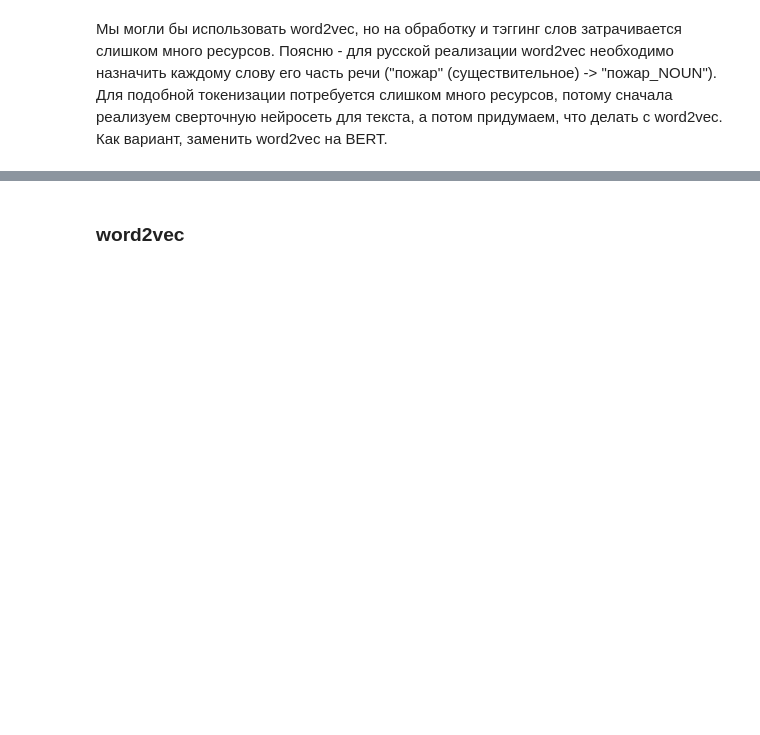
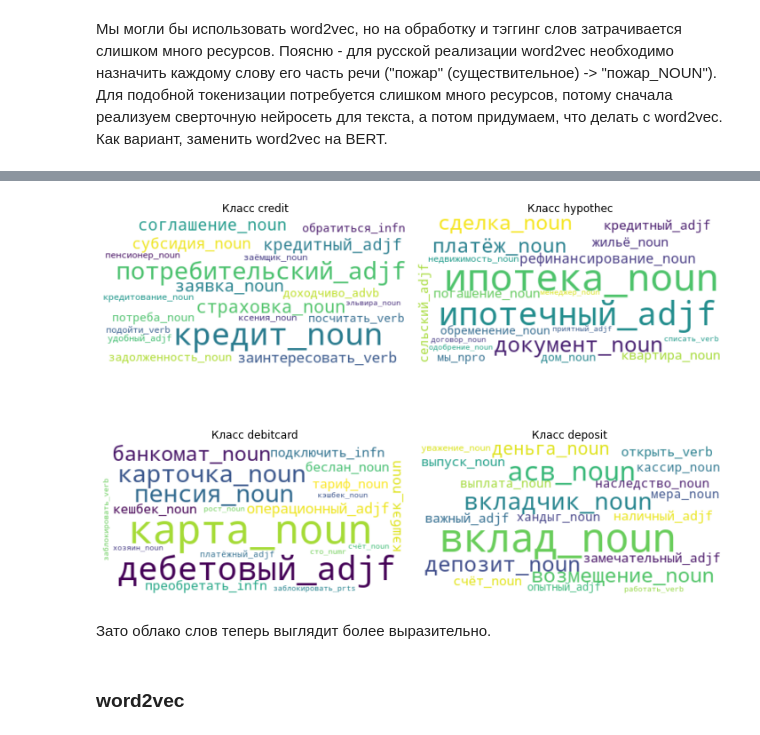
Before and after one commit to winstonobyman/rshb-test-task, a Jupyter notebook: task 4 review classification.ipynb, the cells around one changed output, grey strips where cells are left out. Cells and saved outputs as stored; diff of their text form; code cells hidden in the pictures; blank space fills up the shorter version.

```diff
--- a/task 4 review classification.ipynb
+++ b/task 4 review classification.ipynb
@@ -517,3 +562,11 @@ plot_most_important_features(importance_tfidf)
+# %%
+importance_tfidf_lemmed = get_most_important_features(tfidf_vectorizer_lemmed, logreg_tfidf_lemmed, 20)
+# %%
+plot_most_important_features(importance_tfidf_lemmed)
+# %% [output]
+[figure, added]
+# %% [markdown]
+Зато облако слов теперь выглядит более выразительно.
 # %% [markdown]
 ### word2vec
 # %% [markdown]
```
Also changed, not shown: parts of 22 cells of this notebook, 2 other files.
